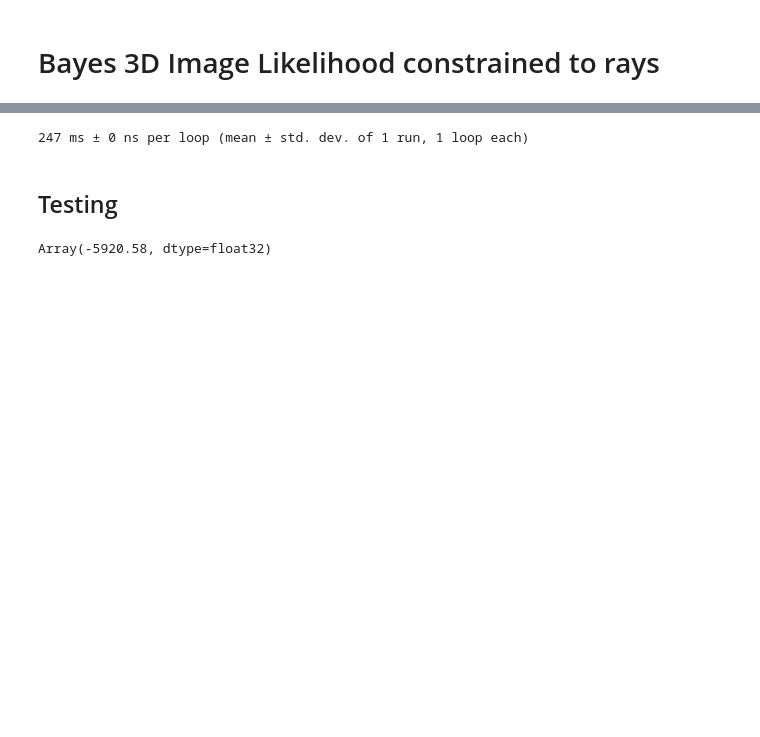
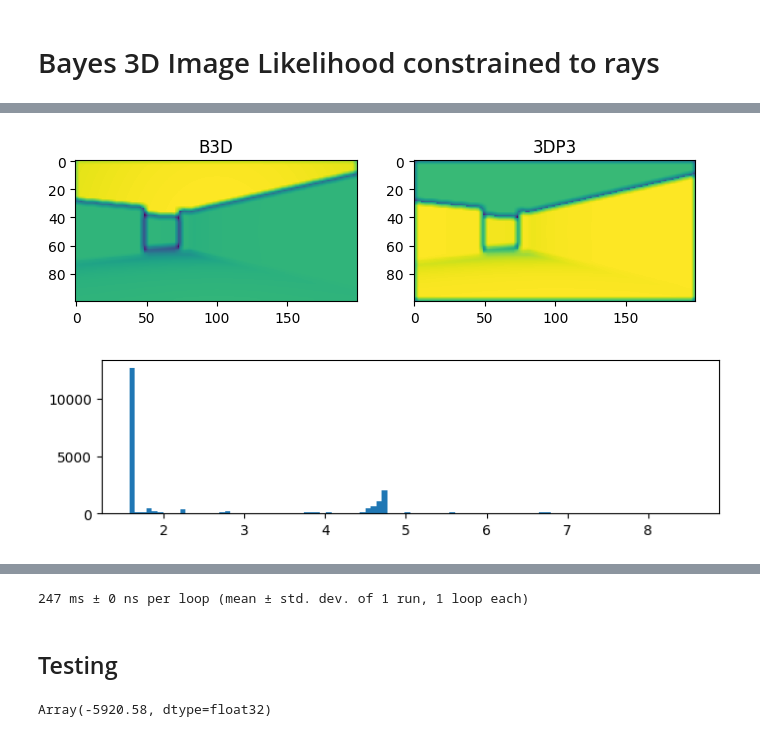
Before and after one commit to mirkoklukas/bayes3d, a Jupyter notebook: scripts/notebooks/_mkl/01 - Likelihood Constrained to Rays.ipynb, the cells around one changed output, grey strips where cells are left out. Saved outputs shown, nothing was run; the diff lists cells and outputs as text; code cells hidden in the pictures; blank space fills up the shorter version.

```diff
--- a/scripts/notebooks/_mkl/01 - Likelihood Constrained to Rays.ipynb
+++ b/scripts/notebooks/_mkl/01 - Likelihood Constrained to Rays.ipynb
@@ -121,3 +139,56 @@ def constrained_lh(X, Y, zmax, sig, outlier, w:int):
 
 
 constrained_lh_jit = jit(constrained_lh,static_argnames=("w",))
+# %%
+def baseline_ij(
+    i, j,
+    observed_xyz: jnp.ndarray,
+    rendered_xyz_padded: jnp.ndarray,
+    variance,
+    filter_size: int,
+):
+    distances = (
+        observed_xyz[i, j, :3] -
+        jax.lax.dynamic_slice(rendered_xyz_padded, (i, j, 0), (2*filter_size + 1, 2*filter_size + 1, 3))
+    )
+    probability = jax.scipy.special.logsumexp(
+        jax.scipy.stats.norm.logpdf(
+            distances,
+            loc=0.0,
+            scale=jnp.sqrt(variance)
+        ).sum(-1) - jnp.log((2*filter_size + 1)**2)
+    )
+    return probability
+# %%
+zmax    = 20.1
+sig     = .5
+var     = sig**2
+w       = 3
+
+X = imgs[2,:,:,:3]
+Y = imgs[2,:,:,:3]
+Y_ = pad(Y, w)
+
+
+J, I = jnp.meshgrid(jnp.arange(X.shape[1]), jnp.arange(X.shape[0]))
+I = I.ravel()
+J = J.ravel()
+
+
+P = jax.vmap(constrained_lh_mix_ij, (0,0,None,None, None,None,None))(I, J, X, Y_, zmax, sig, w)
+Q = jax.vmap(baseline_ij, (0,0,None,None, None,None))(I, J, X, Y_, var, w)
+P = P.reshape(X.shape[:2])
+Q = Q.reshape(X.shape[:2])
+
+
+fig, axs = plt.subplots(1,2, figsize=(8,2))
+axs[0].set_title("B3D")
+axs[0].imshow(P)
+axs[1].set_title("3DP3")
+axs[1].imshow(Q)
+
+plt.figure(figsize=(8,2))
+plt.hist(jnp.exp(P-Q).ravel(), bins=100);
+# %% [output]
+[figure, added]
+[figure, added]
```
Also changed, not shown: parts of 5 cells of this notebook, 3 other files.
